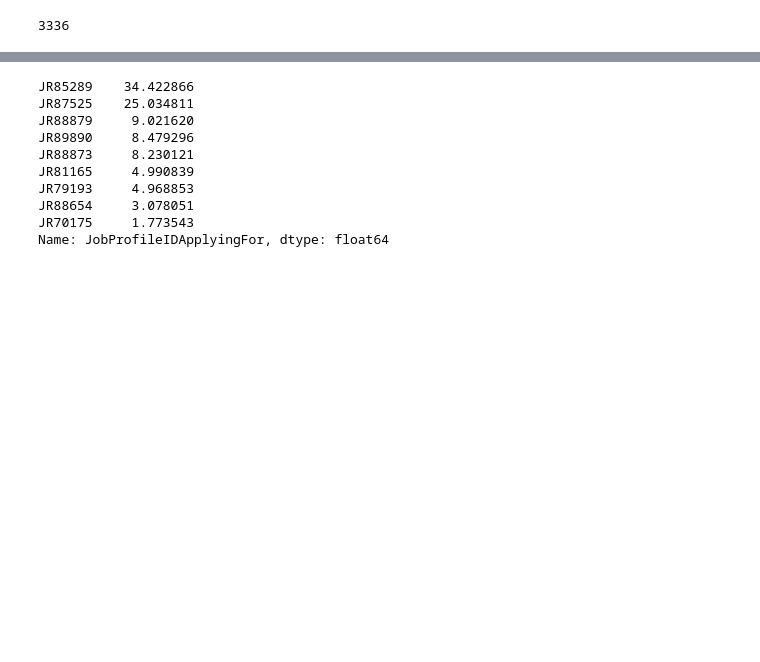
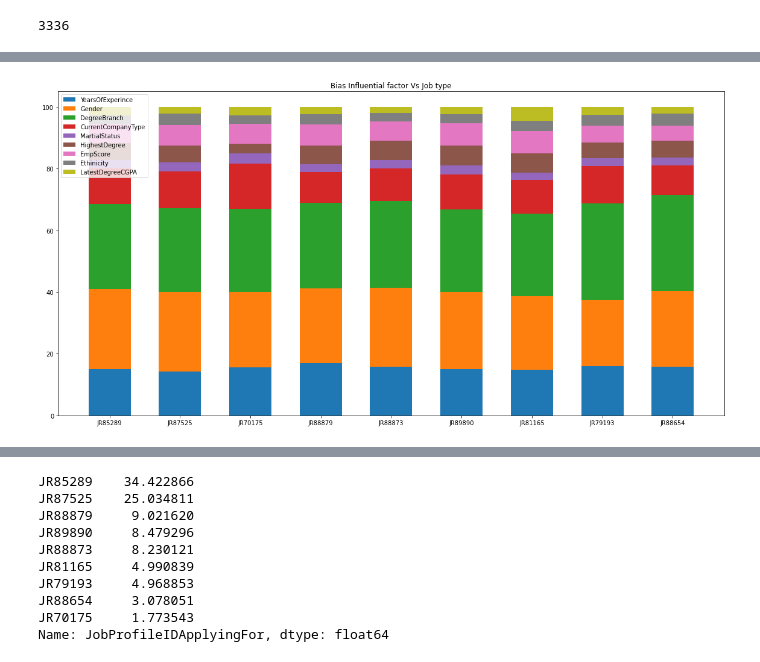
Before and after one commit to reddynt/data-science-competitions, a Jupyter notebook: hacker_earth/kickstart.ipynb, the cells around one changed output, grey strips where cells are left out. Cells and saved outputs as stored; diff of their text form; code cells hidden in the pictures; blank space fills up the shorter version.

```diff
--- a/hacker_earth/kickstart.ipynb
+++ b/hacker_earth/kickstart.ipynb
@@ -74,0 +75,3 @@ bias_factor.isnull().sum()
+# %%
+bias_factors = bias_factor[bias_factor.notnull()].unique()
+bias_factors
@@ -74,0 +82,3 @@ bias_factor.isnull().sum()
+# %%
+job_types = train_df[bias_factor.notnull()].JobProfileIDApplyingFor.unique()
+job_types
@@ -75,3 +100,24 @@ bias_factor.isnull().sum()
+# %%
+plt.figure(figsize=(16, 8))
+
+not_null_train_df = train_df[bias_factor.notnull()]
+colors = ['#1f77b4', '#ff7f0e', '#2ca02c', '#d62728', '#9467bd',
+          '#8c564b', '#e377c2', '#7f7f7f', '#bcbd22', '#17becf']
+
+for ix, job_type in enumerate(job_types):
+    job_filtered = not_null_train_df[not_null_train_df.JobProfileIDApplyingFor==job_type]
+    bias_value_counts = job_filtered.BiasInfluentialFactor.value_counts()
+    bias_value_percents = [(bias_value_counts[bias_factor]*100)/len(job_filtered) for bias_factor in bias_factors]
+    bottom = 0
+    for bias_percent, color in zip(bias_value_percents, colors):
+        plt.bar(job_type, bias_percent, bottom=bottom, color=color, width=0.6)
+        bottom += bias_percent
+plt.legend(bias_factors, loc='upper left')
+plt.tight_layout()
+plt.title("Bias Influential factor Vs Job type")
+plt.show()
+# %% [output]
+[figure, added]
 # %%
 train_df.columns
 # %% [output]
```
Also changed, not shown: parts of 13 cells of this notebook.
